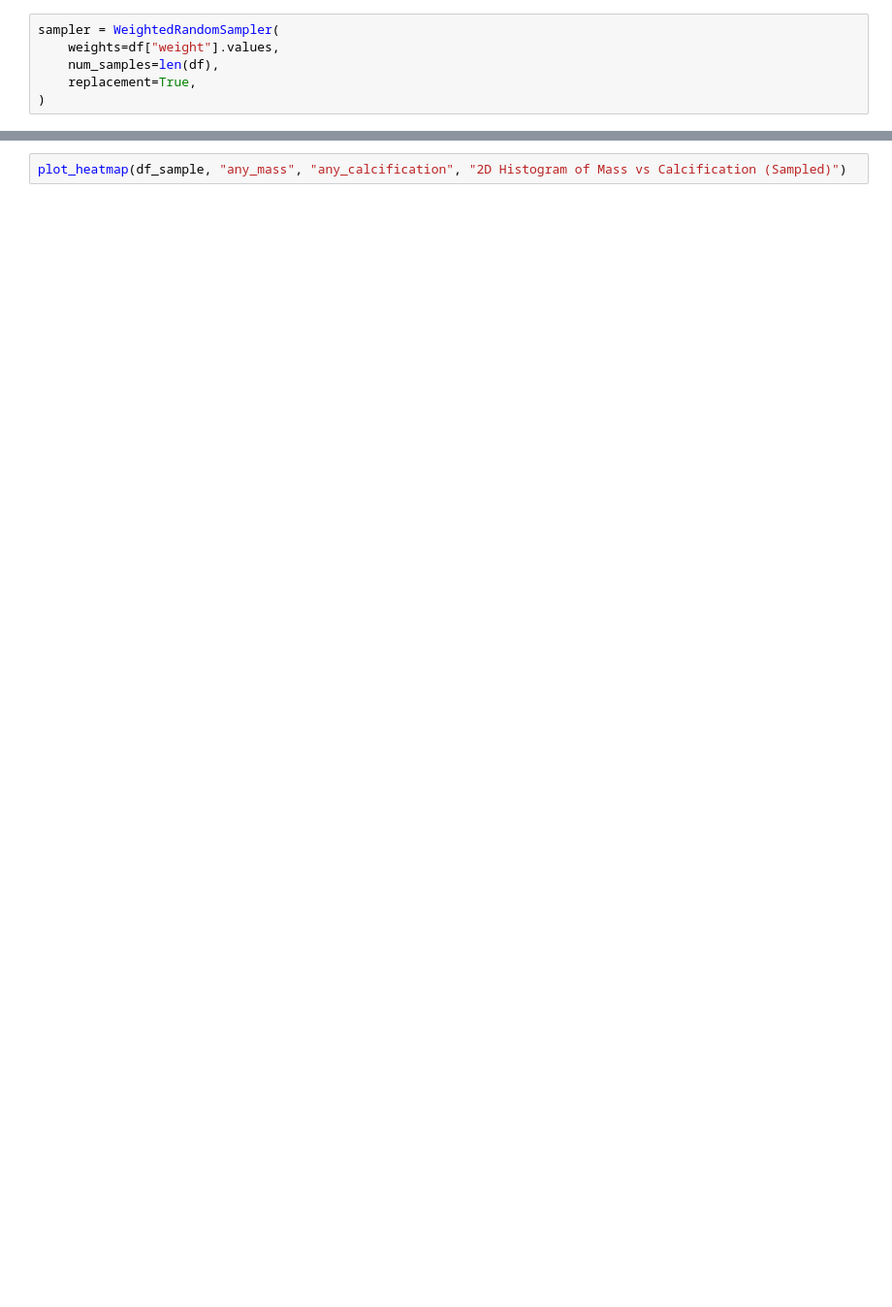
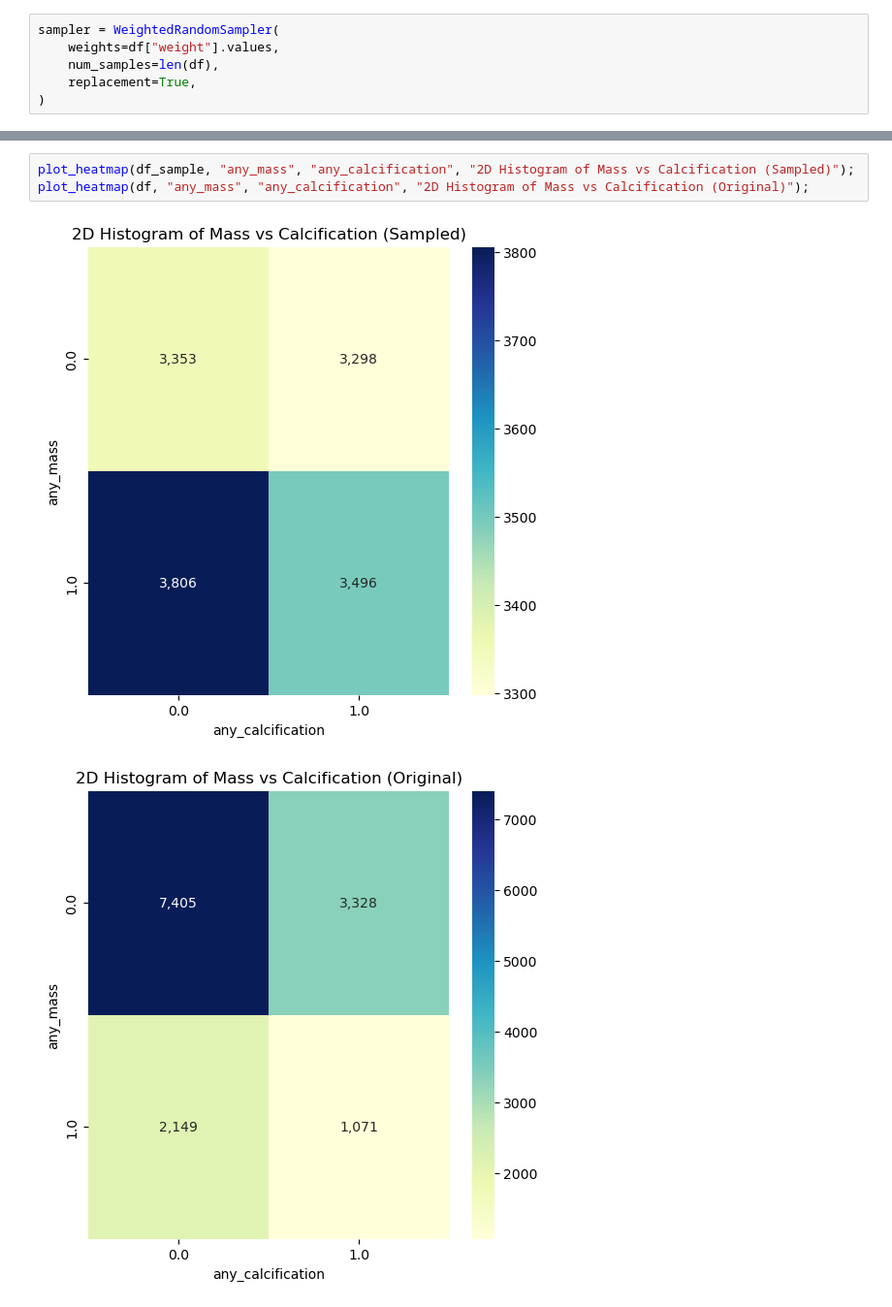
Before and after one commit to mahbodez/MammoCLIP, a Jupyter notebook: sample-weights.ipynb, the cells around one changed output, grey strips where cells are left out. Shown at 97% size. Drawn from its saved outputs; the diff is of its cells as text; blank space fills up the shorter version.

```diff
--- a/sample-weights.ipynb
+++ b/sample-weights.ipynb
@@ -204,2 +252,6 @@ plot_heatmap(df_sample, "max_birads", "composition", "2D Histogram of max_birads
 # %%
-plot_heatmap(df_sample, "any_mass", "any_calcification", "2D Histogram of Mass vs Calcification (Sampled)")
+plot_heatmap(df_sample, "any_mass", "any_calcification", "2D Histogram of Mass vs Calcification (Sampled)");
+plot_heatmap(df, "any_mass", "any_calcification", "2D Histogram of Mass vs Calcification (Original)");
+# %% [output]
+[figure, added]
+[figure, added]
```
Also changed, not shown: parts of 26 cells of this notebook.
